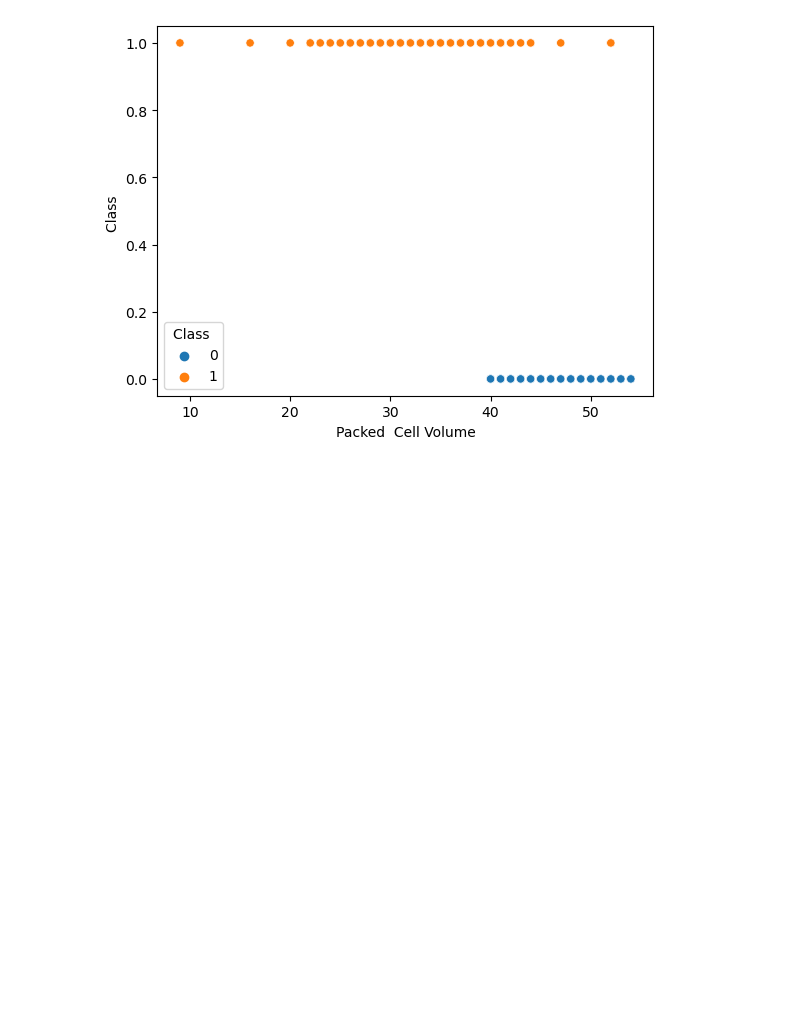
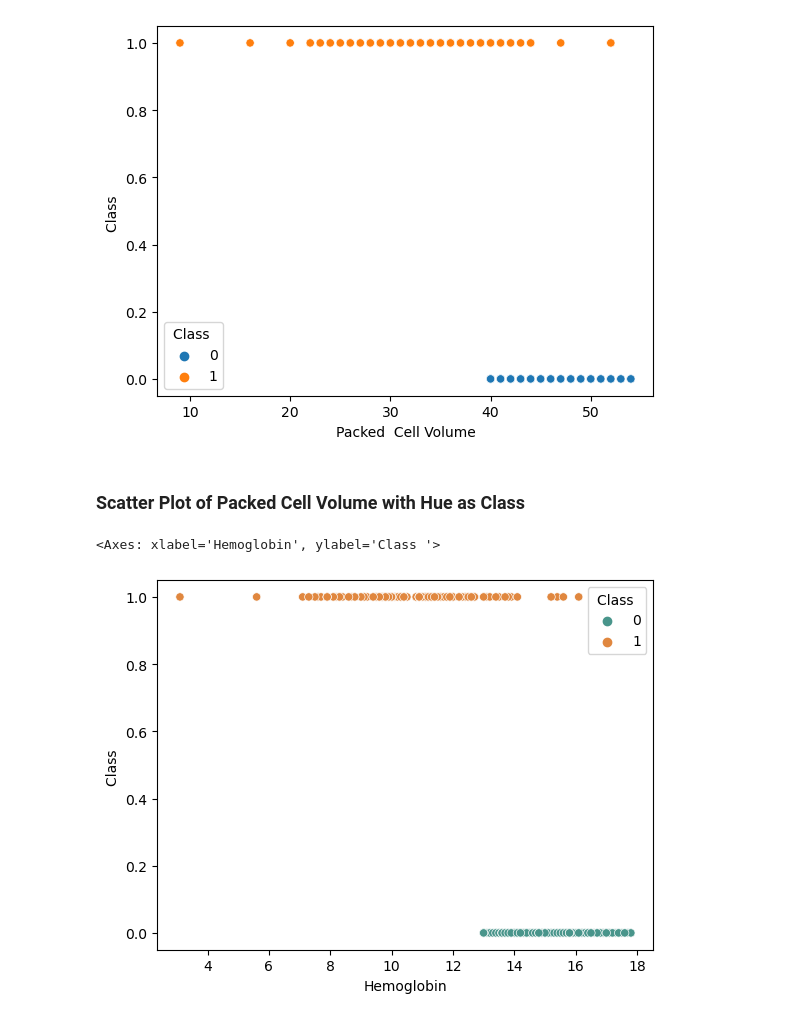
Before and after one commit to Priyagha/Chronic_Kidney_Disease, a Jupyter notebook: Chronic_Kidney_Disease.ipynb, the cells around one changed output. Drawn from its saved outputs; the diff is of its cells as text; code cells hidden in the pictures; blank space fills up the shorter version.

Commit message:
Scatter plot of Hemoglobin with hue as class

```diff
--- a/Chronic_Kidney_Disease.ipynb
+++ b/Chronic_Kidney_Disease.ipynb
@@ -123,3 +123,10 @@ sns.scatterplot(data = df, x = 'Packed  Cell Volume', y = 'Class ', hue = 'Class
 # %% [output]
 <Axes: xlabel='Packed  Cell Volume', ylabel='Class '>
 [figure]
+# %% [markdown]
+### Scatter Plot of Packed Cell Volume with Hue as Class
+# %%
+sns.scatterplot(data = df, x = 'Hemoglobin', y = 'Class ', hue = 'Class ', palette = ['#49958B', '#E0873F'])
+# %% [output]
+<Axes: xlabel='Hemoglobin', ylabel='Class '>
+[figure, added]
```
